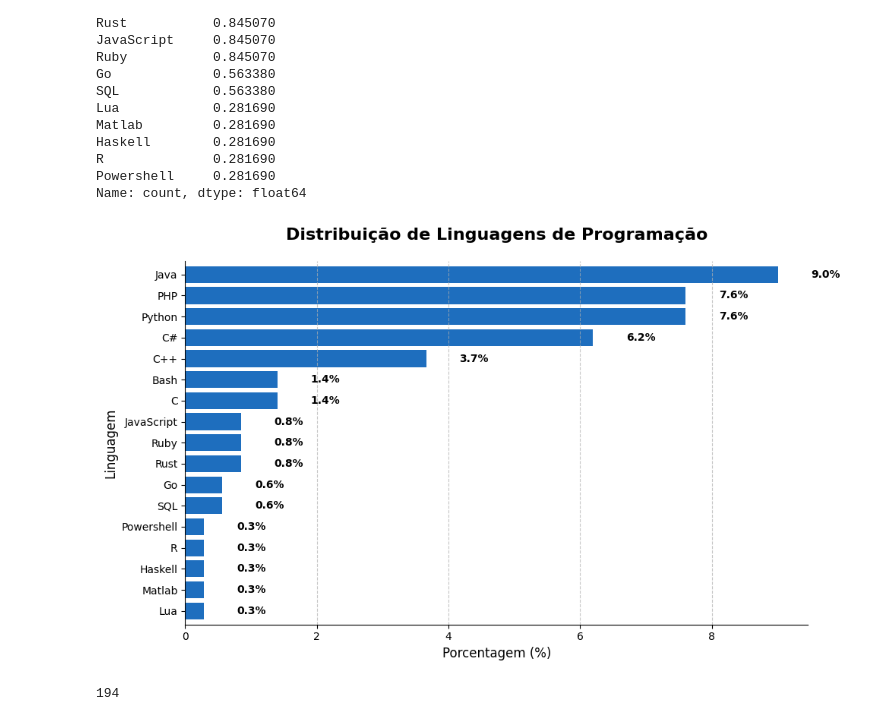
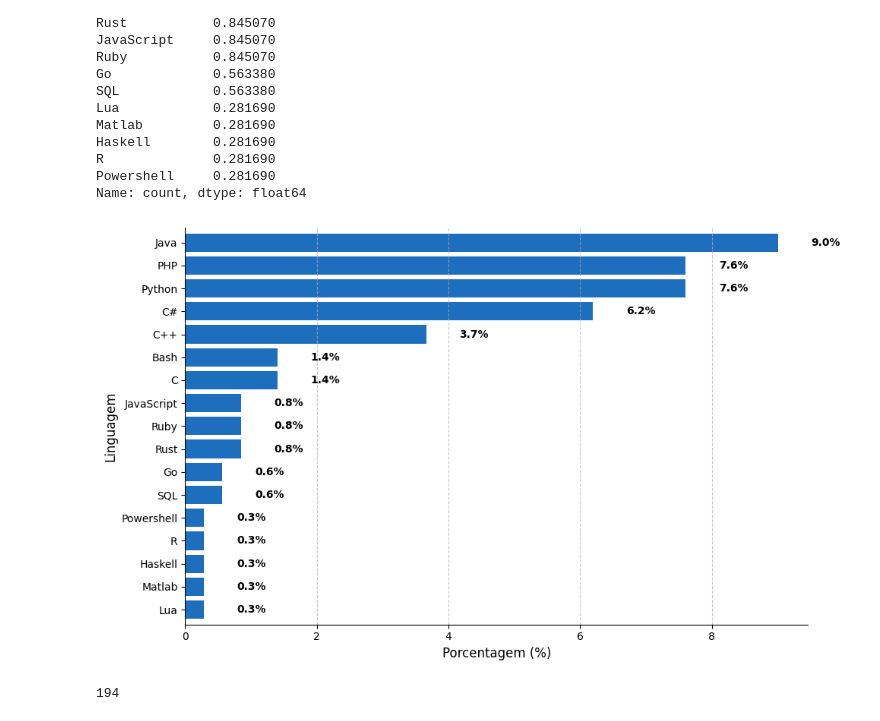
Before and after one commit to reset-ufc/social-media-dev-crawler, a Jupyter notebook: notebooks/RQ3.ipynb, the cells around one changed output. Saved outputs shown, nothing was run; the diff lists cells and outputs as text; code cells hidden in the pictures.

```diff
--- a/notebooks/RQ3.ipynb
+++ b/notebooks/RQ3.ipynb
@@ -71,27 +71,27 @@ language_percentages = language_percentages.drop('n/a', errors='ignore')
 # %%
 import matplotlib.pyplot as plt
 
 language_percentages = language_percentages.sort_values(ascending=True)
 
 plt.figure(figsize=(10, 6))
 
 ax = language_percentages.plot.barh(color="#1e6ebe", width=0.8)
 
-plt.title('Distribuição de Linguagens de Programação', fontsize=16, fontweight='bold', pad=20)
+#plt.title('Distribuição de Linguagens de Programação', fontsize=16, fontweight='bold', pad=20)
 plt.xlabel('Porcentagem (%)', fontsize=12)
 plt.ylabel('Linguagem', fontsize=12)
 
 for i, v in enumerate(language_percentages):
     ax.text(v + 0.5, i, f'{v:.1f}%', va='center', fontsize=10, fontweight='bold')
 
 ax.spines['top'].set_visible(False)
 ax.spines['right'].set_visible(False)
 ax.grid(axis='x', linestyle='--', alpha=0.7)
 plt.tight_layout()
 
 plt.show()
 # %% [output]
-[figure, old version]
+[figure, new version]
 # %%
 def remove_languages_from_technologies(tech_string, languages_to_remove):
     """
```
Also changed, not shown: parts of 2 cells of this notebook.
